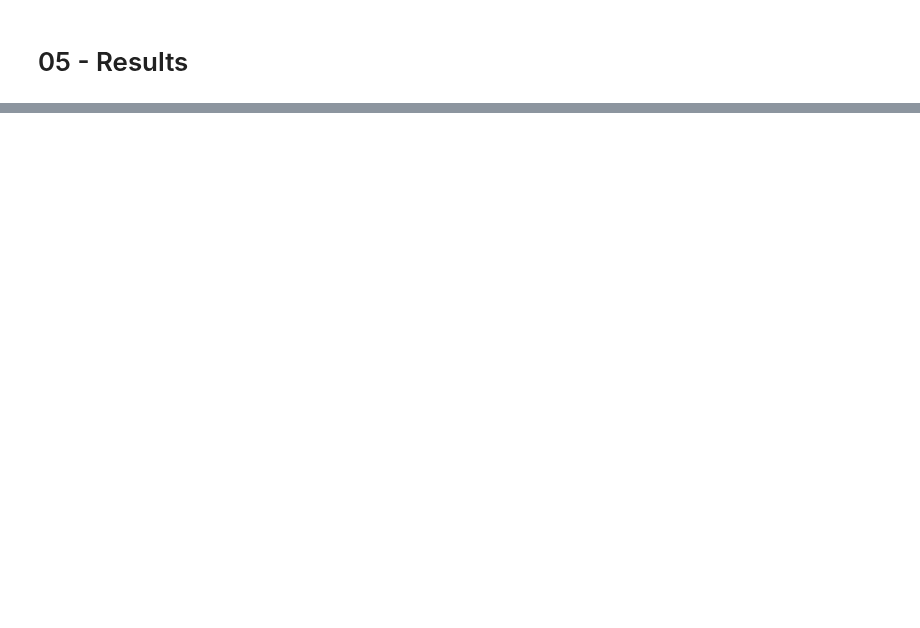
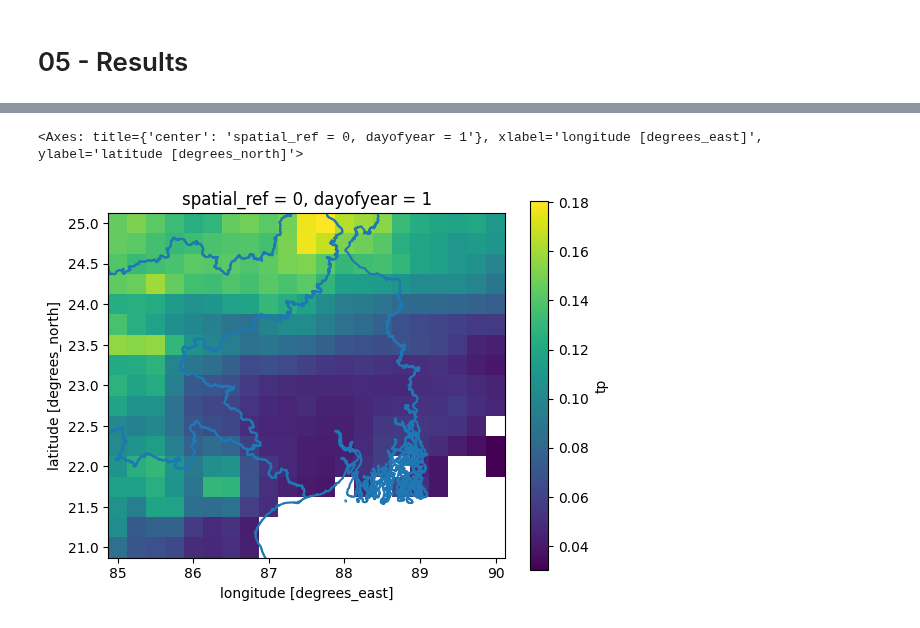
Before and after one commit to JGrassi97/XSeasonsDetect, a Jupyter notebook: notebooks/05_results_comparison.ipynb, the cells around one changed output, grey strips where cells are left out. Saved outputs shown, nothing was run; the diff lists cells and outputs as text; code cells hidden in the pictures; blank space fills up the shorter version.

```diff
--- a/notebooks/05_results_comparison.ipynb
+++ b/notebooks/05_results_comparison.ipynb
@@ -66,0 +93,6 @@ plt.savefig(results_path_image, dpi=300, bbox_inches='tight', transparent=False)
+# %%
+dataset_tp = xr.open_mfdataset(rf'/work/users/jgrassi/Radially_constrained_clustering/data/India/ERA5/preprocessed/total_precipitation/precipitation_1980_2011_15dd.nc').tp.load()
+# %%
+dataset_tp_bengali = dataset_tp.sel(lon = slice(85,90), lat = slice(25,21)).groupby('time.dayofyear').mean() * 24*1000
+clustering_results_bengali = clustering_results.sel(lon = slice(85,90), lat = slice(25,21))
+literature_results_bengali = literature_results.sel(lon = slice(85,90), lat = slice(21,25))
@@ -66,0 +102,7 @@ plt.savefig(results_path_image, dpi=300, bbox_inches='tight', transparent=False)
+# %%
+fig, ax = plt.subplots(1,1)
+dataset_tp_bengali.isel(dayofyear=0).plot(ax = ax)
+country_boundary.boundary.plot(ax=ax)
+# %% [output]
+<Axes: title={'center': 'spatial_ref = 0, dayofyear = 1'}, xlabel='longitude [degrees_east]', ylabel='latitude [degrees_north]'>
+[figure, added]
```
Also changed, not shown: parts of 7 cells of this notebook, 3 other files.
